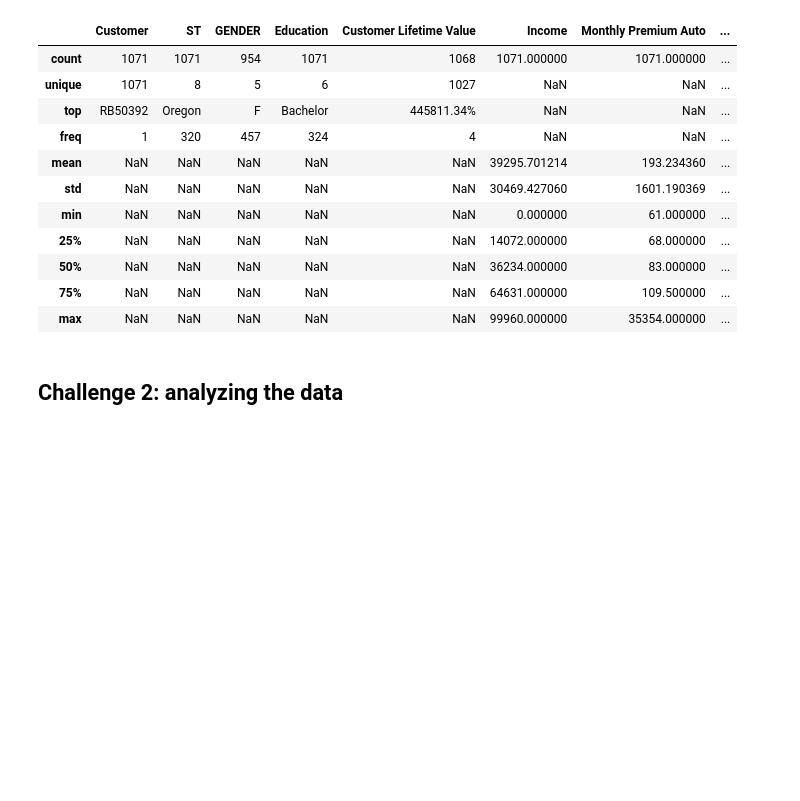
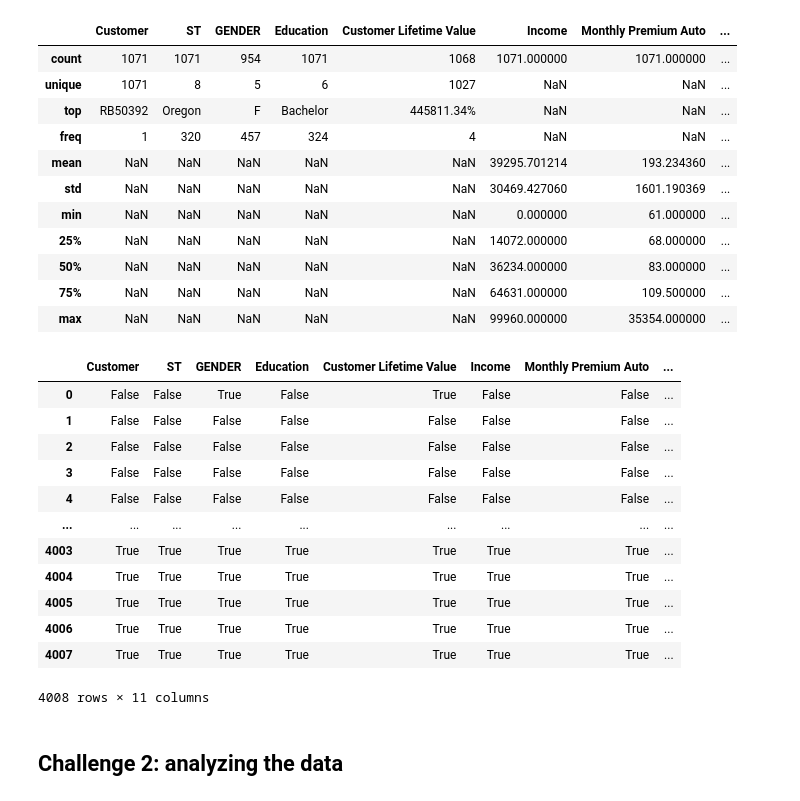
Before and after one commit to data-bootcamp-v4/lab-dw-pandas, a Jupyter notebook: lab-dw-pandas.ipynb, the cells around one changed output. Saved outputs shown, nothing was run; the diff lists cells and outputs as text; code cells hidden in the pictures; blank space fills up the shorter version.

```diff
--- a/lab-dw-pandas.ipynb
+++ b/lab-dw-pandas.ipynb
@@ -159,6 +144,24 @@ insurance_df.describe(include = "all")
 | 50% | NaN | NaN | NaN | NaN | NaN | 36234.000000 | 83.000000 | ... |
 | 75% | NaN | NaN | NaN | NaN | NaN | 64631.000000 | 109.500000 | ... |
 | max | NaN | NaN | NaN | NaN | NaN | 99960.000000 | 35354.000000 | ... |
+# %%
+# check NaN
+
+insurance_df.isnull()
+# %% [output]
+|  | Customer | ST | GENDER | Education | Customer Lifetime Value | Income | Monthly Premium Auto | ... |
+| 0 | False | False | True | False | True | False | False | ... |
+| 1 | False | False | False | False | False | False | False | ... |
+| 2 | False | False | False | False | False | False | False | ... |
+| 3 | False | False | False | False | False | False | False | ... |
+| 4 | False | False | False | False | False | False | False | ... |
+| ... | ... | ... | ... | ... | ... | ... | ... | ... |
+| 4003 | True | True | True | True | True | True | True | ... |
+| 4004 | True | True | True | True | True | True | True | ... |
+| 4005 | True | True | True | True | True | True | True | ... |
+| 4006 | True | True | True | True | True | True | True | ... |
+| 4007 | True | True | True | True | True | True | True | ... |
+4008 rows × 11 columns
 # %% [markdown]
 ## Challenge 2: analyzing the data
 # %% [markdown]
```
Also changed, not shown: parts of 10 cells of this notebook.
